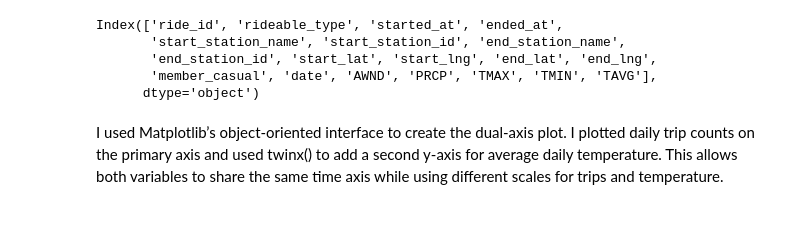
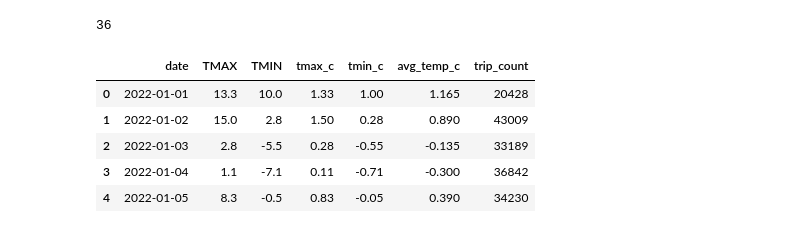
Before and after one commit to saraseid1/citibike-weather-project, a Jupyter notebook: exercise_2.33.ipynb, the cells around one changed output. Saved outputs shown, nothing was run; the diff lists cells and outputs as text; code cells hidden in the pictures.

```diff
--- a/exercise_2.33.ipynb
+++ b/exercise_2.33.ipynb
@@ -59,10 +27,0 @@ plt.show()
-# %%
-print(df.columns)
-# %% [output]
-Index(['ride_id', 'rideable_type', 'started_at', 'ended_at',
-       'start_station_name', 'start_station_id', 'end_station_name',
-       'end_station_id', 'start_lat', 'start_lng', 'end_lat', 'end_lng',
-       'member_casual', 'date', 'AWND', 'PRCP', 'TMAX', 'TMIN', 'TAVG'],
-      dtype='object')
-# %% [markdown]
-I used Matplotlib’s object-oriented interface to create the dual-axis plot. I plotted daily trip counts on the primary axis and used twinx() to add a second y-axis for average daily temperature. This allows both variables to share the same time axis while using different scales for trips and temperature.
@@ -68,0 +37,41 @@ I used Matplotlib’s object-oriented interface to create the dual-axis plot. I
+# %%
+from pathlib import Path
+
+csv_files = list(Path("2022-citibike-tripdata").glob("*.csv"))
+len(csv_files)
+# %% [output]
+36
+# %%
+import pandas as pd
+
+trips = pd.concat(
+    (pd.read_csv(f, low_memory=False) for f in csv_files),
+    ignore_index=True
+)
+# %%
+trips["started_at"] = pd.to_datetime(trips["started_at"])
+trips["date"] = trips["started_at"].dt.floor("D")
+
+daily_trips = (
+    trips.groupby("date")
+    .size()
+    .reset_index(name="trip_count")
+)
+# %%
+df["date"] = pd.to_datetime(df["date"])
+
+merged_df = pd.merge(
+    df,
+    daily_trips,
+    on="date",
+    how="inner"
+)
+# %%
+merged_df.head()
+# %% [output]
+|  | date | TMAX | TMIN | tmax_c | tmin_c | avg_temp_c | trip_count |
+| 0 | 2022-01-01 | 13.3 | 10.0 | 1.33 | 1.00 | 1.165 | 20428 |
+| 1 | 2022-01-02 | 15.0 | 2.8 | 1.50 | 0.28 | 0.890 | 43009 |
+| 2 | 2022-01-03 | 2.8 | -5.5 | 0.28 | -0.55 | -0.135 | 33189 |
+| 3 | 2022-01-04 | 1.1 | -7.1 | 0.11 | -0.71 | -0.300 | 36842 |
+| 4 | 2022-01-05 | 8.3 | -0.5 | 0.83 | -0.05 | 0.390 | 34230 |
```
Also changed, not shown: parts of 9 cells of this notebook.
